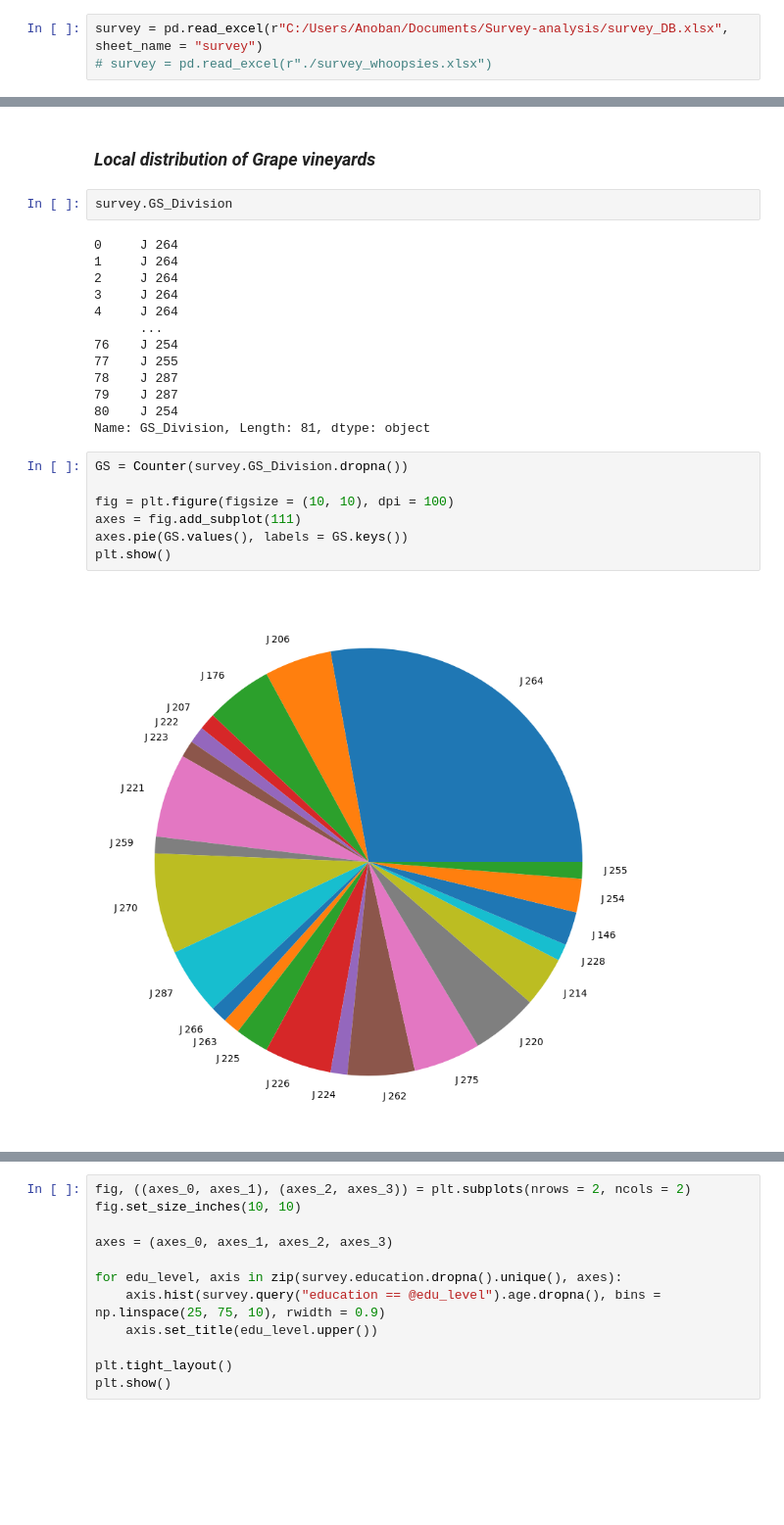
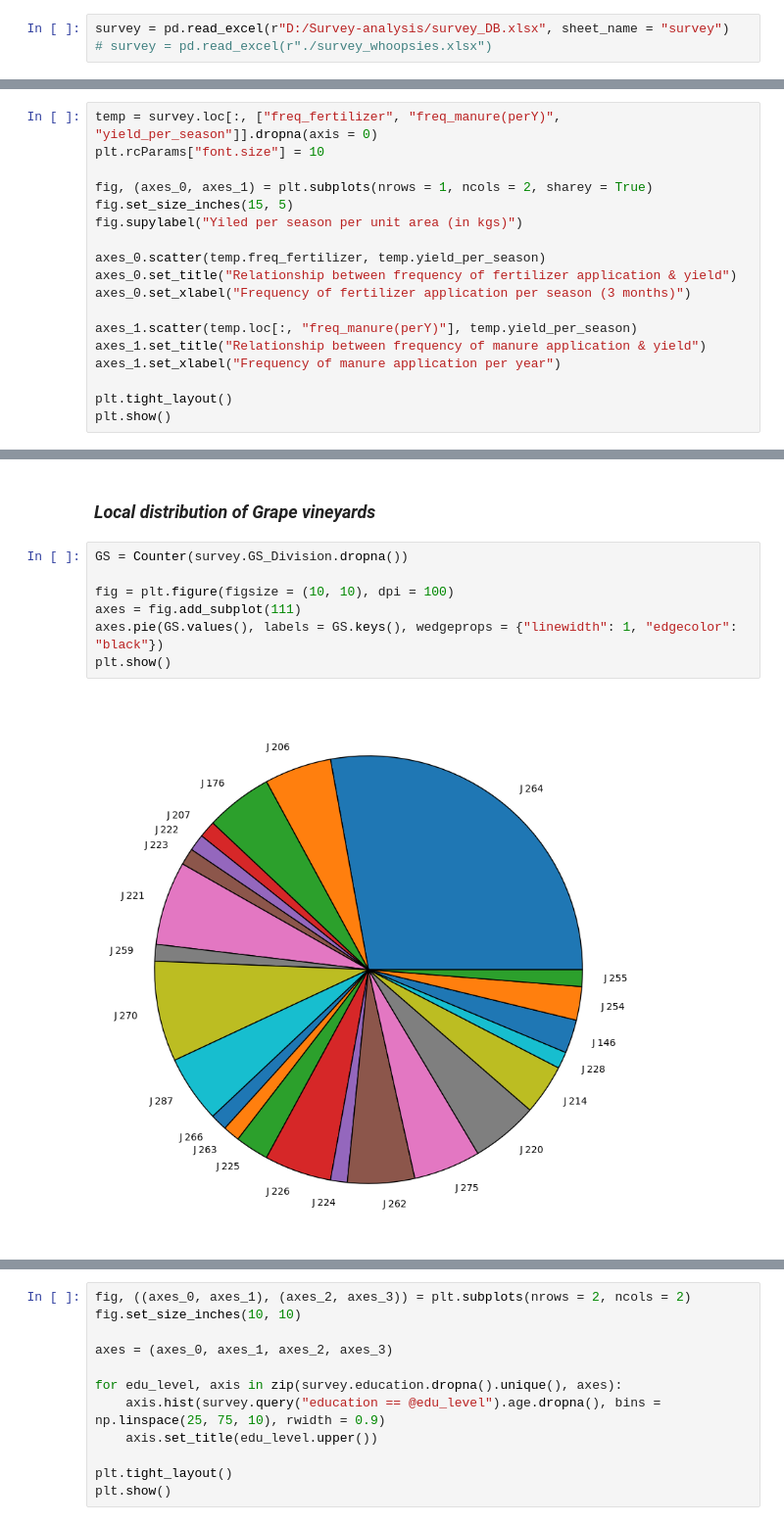
Before and after one commit to anoban/Survey-analysis, a Jupyter notebook: Survey.ipynb, the cells around one changed output, grey strips where cells are left out. Shown at 98% size. Cells and saved outputs as stored; diff of their text form; blank space fills up the shorter version.

```diff
--- a/Survey.ipynb
+++ b/Survey.ipynb
@@ -9,7 +9,7 @@ import os
 import gc
 from collections import Counter
 # %%
-survey = pd.read_excel(r"C:/Users/Anoban/Documents/Survey-analysis/survey_DB.xlsx", sheet_name = "survey")
+survey = pd.read_excel(r"D:/Survey-analysis/survey_DB.xlsx", sheet_name = "survey")
 # survey = pd.read_excel(r"./survey_whoopsies.xlsx")
 # %% [markdown]
 ### ***Inferential & correlational visualizations***
@@ -168,0 +369,18 @@ ipm_pivot;
+# %%
+temp = survey.loc[:, ["freq_fertilizer", "freq_manure(perY)", "yield_per_season"]].dropna(axis = 0)
+plt.rcParams["font.size"] = 10
+
+fig, (axes_0, axes_1) = plt.subplots(nrows = 1, ncols = 2, sharey = True)
+fig.set_size_inches(15, 5)
+fig.supylabel("Yiled per season per unit area (in kgs)")
+
+axes_0.scatter(temp.freq_fertilizer, temp.yield_per_season)
+axes_0.set_title("Relationship between frequency of fertilizer application & yield")
+axes_0.set_xlabel("Frequency of fertilizer application per season (3 months)")
+
+axes_1.scatter(temp.loc[:, "freq_manure(perY)"], temp.yield_per_season)
+axes_1.set_title("Relationship between frequency of manure application & yield")
+axes_1.set_xlabel("Frequency of manure application per year")
+
+plt.tight_layout()
+plt.show()
@@ -290,26 +449,11 @@ survey.ppe, survey.postSpray_bath, survey.disposal
 # %% [markdown]
 ### ***Local distribution of Grape vineyards***
-# %%
-survey.GS_Division
-# %% [output]
-0     J 264
-1     J 264
-2     J 264
-3     J 264
-4     J 264
-      ...
-76    J 254
-77    J 255
-78    J 287
-79    J 287
-80    J 254
-Name: GS_Division, Length: 81, dtype: object
 # %%
 GS = Counter(survey.GS_Division.dropna())
 
 fig = plt.figure(figsize = (10, 10), dpi = 100)
 axes = fig.add_subplot(111)
-axes.pie(GS.values(), labels = GS.keys())
+axes.pie(GS.values(), labels = GS.keys(), wedgeprops = {"linewidth": 1, "edgecolor": "black"})
 plt.show()
 # %% [output]
-[figure, old version]
+[figure, new version]
```
Also changed, not shown: parts of 54 cells of this notebook.
